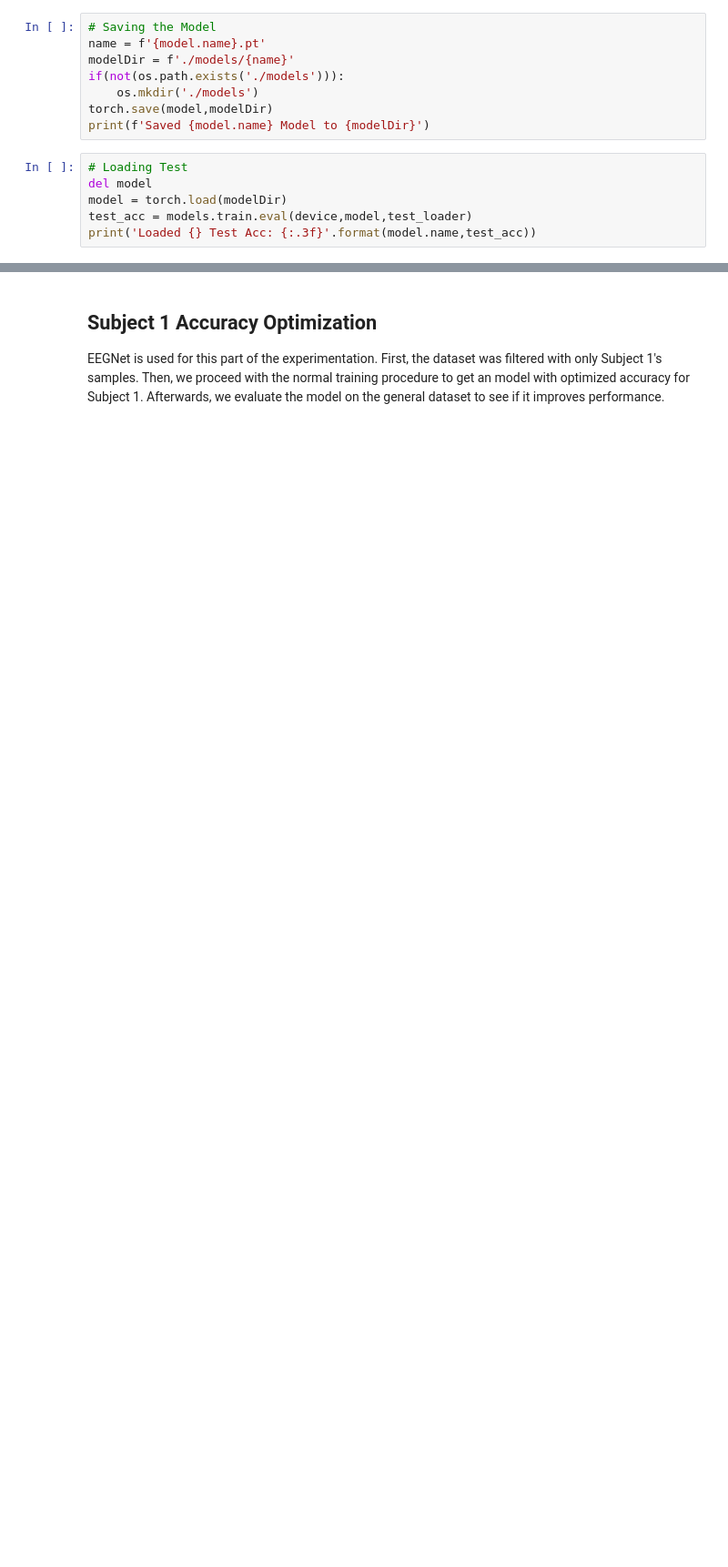
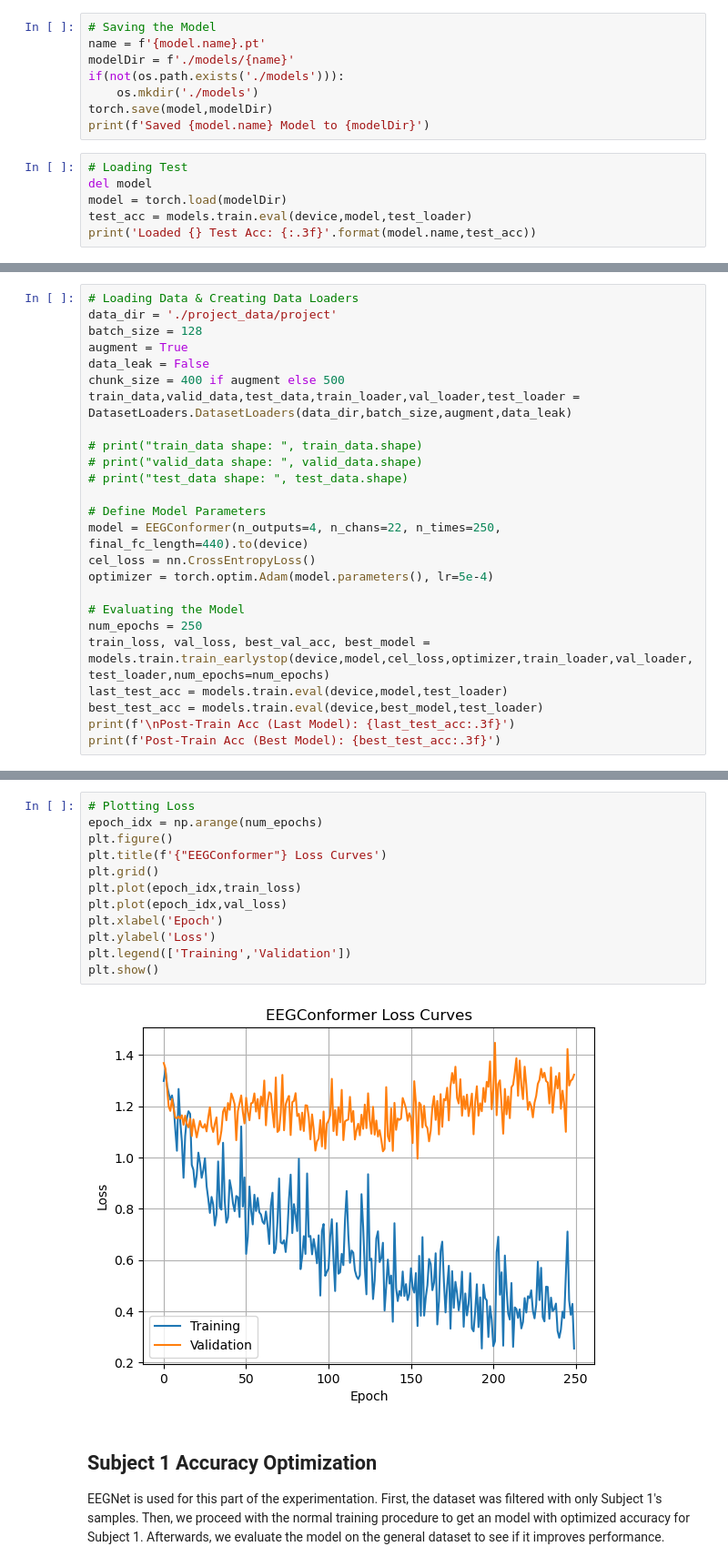
Before and after one commit to dotimothy/C247-Project, a Jupyter notebook: Project.ipynb, the cells around one changed output, grey strips where cells are left out. Shown: that part at 91% size. Cells and saved outputs as stored; diff of their text form; blank space fills up the shorter version.

Commit message:
added EEGConformer

```diff
--- a/Project.ipynb
+++ b/Project.ipynb
@@ -494,0 +548,25 @@ print('Loaded {} Test Acc: {:.3f}'.format(model.name,test_acc))
+# %%
+# Loading Data & Creating Data Loaders
+data_dir = './project_data/project'
+batch_size = 128
+augment = True
+data_leak = False
+chunk_size = 400 if augment else 500
+train_data,valid_data,test_data,train_loader,val_loader,test_loader = DatasetLoaders.DatasetLoaders(data_dir,batch_size,augment,data_leak)
+
+# print("train_data shape: ", train_data.shape)
+# print("valid_data shape: ", valid_data.shape)
+# print("test_data shape: ", test_data.shape)
+
+# Define Model Parameters
+model = EEGConformer(n_outputs=4, n_chans=22, n_times=250, final_fc_length=440).to(device)
+cel_loss = nn.CrossEntropyLoss()
+optimizer = torch.optim.Adam(model.parameters(), lr=5e-4)
+
+# Evaluating the Model
+num_epochs = 250
+train_loss, val_loss, best_val_acc, best_model = models.train.train_earlystop(device,model,cel_loss,optimizer,train_loader,val_loader,test_loader,num_epochs=num_epochs)
+last_test_acc = models.train.eval(device,model,test_loader)
+best_test_acc = models.train.eval(device,best_model,test_loader)
+print(f'\nPost-Train Acc (Last Model): {last_test_acc:.3f}')
+print(f'Post-Train Acc (Best Model): {best_test_acc:.3f}')
@@ -495,3 +591,17 @@ print('Loaded {} Test Acc: {:.3f}'.format(model.name,test_acc))
+# %%
+# Plotting Loss
+epoch_idx = np.arange(num_epochs)
+plt.figure()
+plt.title(f'{"EEGConformer"} Loss Curves')
+plt.grid()
+plt.plot(epoch_idx,train_loss)
+plt.plot(epoch_idx,val_loss)
+plt.xlabel('Epoch')
+plt.ylabel('Loss')
+plt.legend(['Training','Validation'])
+plt.show()
+# %% [output]
+[figure, added]
 # %% [markdown]
 ## Subject 1 Accuracy Optimization
 
```
Also changed, not shown: parts of 11 cells of this notebook, 2 other files.
